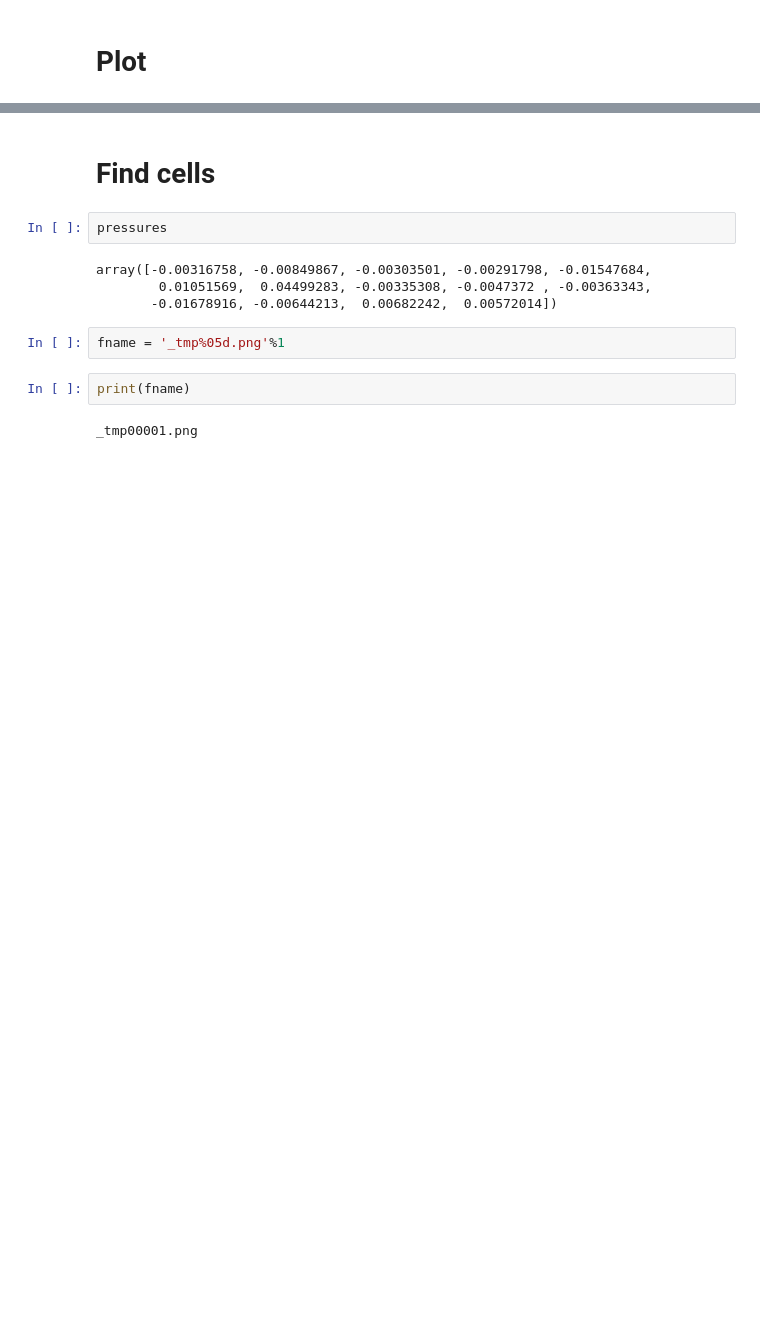
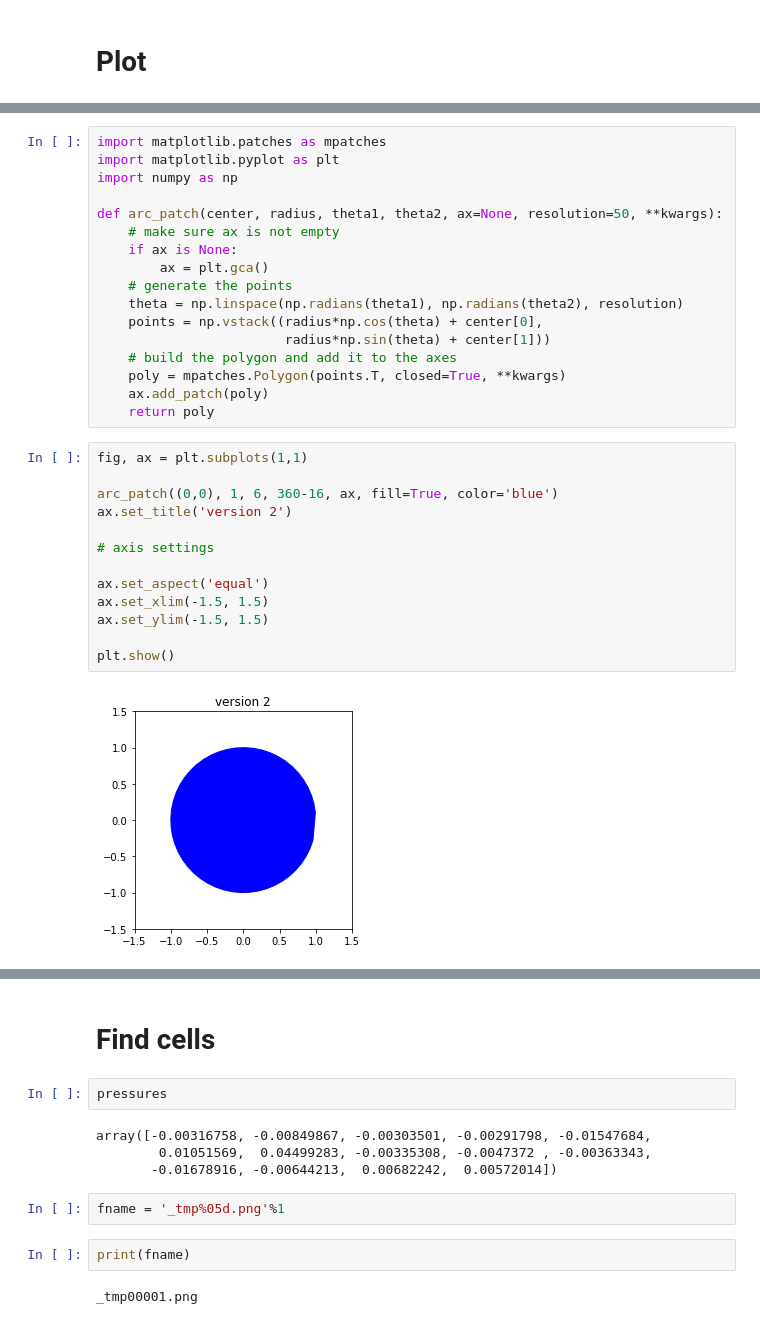
Before and after one commit to AllenCellModeling/DLITE, a Jupyter notebook: notebooks/Concise_format.ipynb, the cells around one changed output, grey strips where cells are left out. Saved outputs shown, nothing was run; the diff lists cells and outputs as text; blank space fills up the shorter version.

```diff
--- a/notebooks/Concise_format.ipynb
+++ b/notebooks/Concise_format.ipynb
@@ -147,0 +162,32 @@ array([0., 0., 0., 0., 0., 0., 0., 0., 0., 0., 0., 0., 0., 0., 0., 0., 0.,
+# %%
+import matplotlib.patches as mpatches
+import matplotlib.pyplot as plt
+import numpy as np
+
+def arc_patch(center, radius, theta1, theta2, ax=None, resolution=50, **kwargs):
+    # make sure ax is not empty
+    if ax is None:
+        ax = plt.gca()
+    # generate the points
+    theta = np.linspace(np.radians(theta1), np.radians(theta2), resolution)
+    points = np.vstack((radius*np.cos(theta) + center[0],
+                        radius*np.sin(theta) + center[1]))
+    # build the polygon and add it to the axes
+    poly = mpatches.Polygon(points.T, closed=True, **kwargs)
+    ax.add_patch(poly)
+    return poly
+# %%
+fig, ax = plt.subplots(1,1)
+
+arc_patch((0,0), 1, 6, 360-16, ax, fill=True, color='blue')
+ax.set_title('version 2')
+
+# axis settings
+
+ax.set_aspect('equal')
+ax.set_xlim(-1.5, 1.5)
+ax.set_ylim(-1.5, 1.5)
+
+plt.show()
+# %% [output]
+[figure, added]
```
Also changed, not shown: parts of 20 cells of this notebook, 2 other files.
